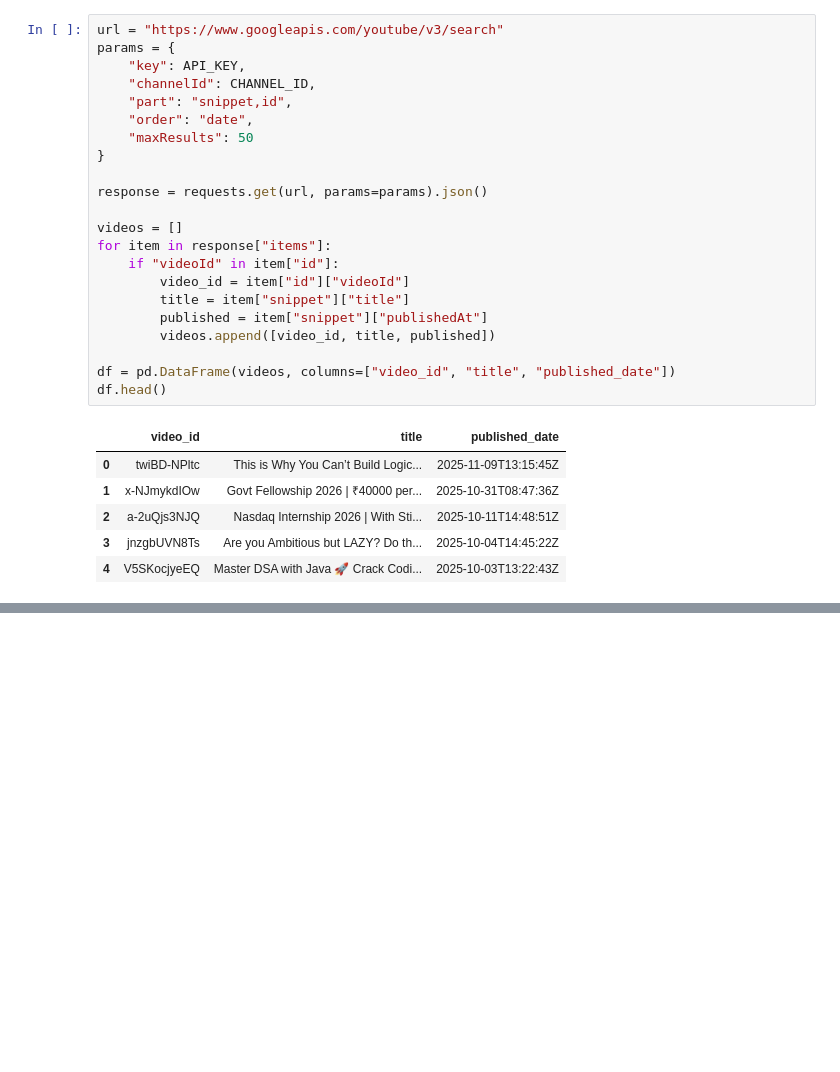
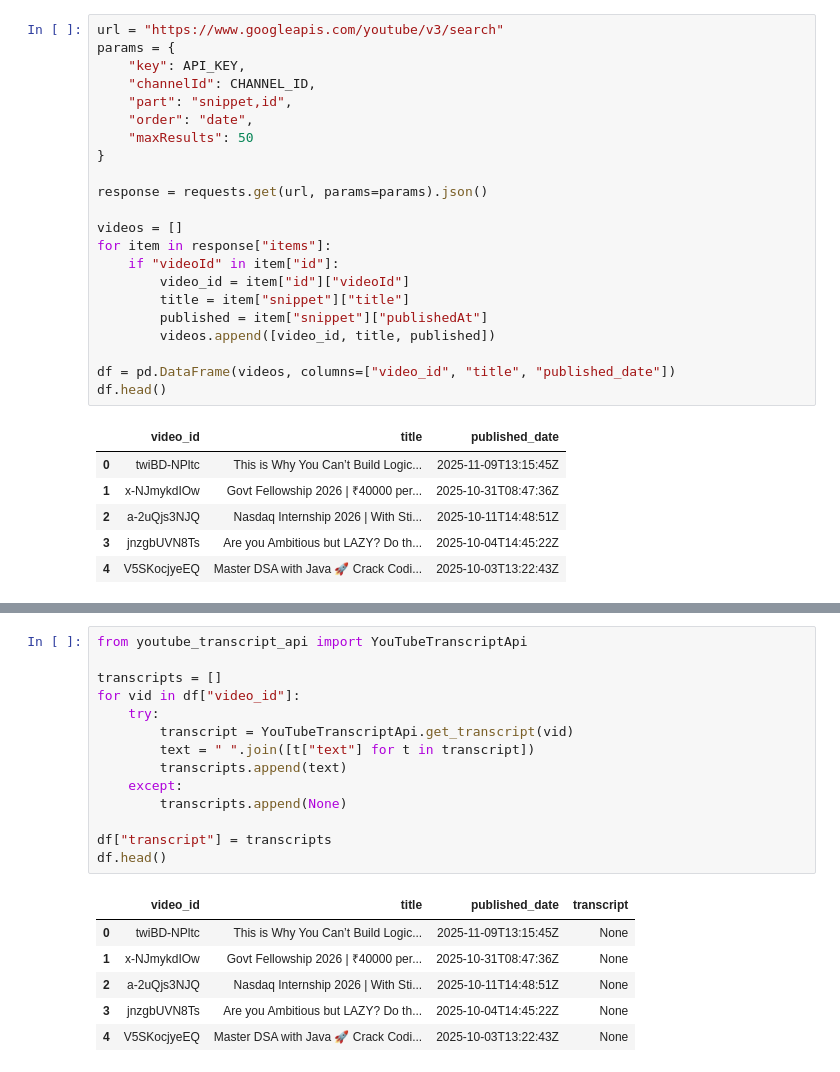
Before and after one commit to Joshika-Mentor/AI-Query-Tube, a Jupyter notebook: youtube_api.ipynb, the cells around one changed output, grey strips where cells are left out. Cells and saved outputs as stored; diff of their text form; blank space fills up the shorter version.

```diff
--- a/youtube_api.ipynb
+++ b/youtube_api.ipynb
@@ -37,0 +60,21 @@ df.head()
+# %%
+from youtube_transcript_api import YouTubeTranscriptApi
+
+transcripts = []
+for vid in df["video_id"]:
+    try:
+        transcript = YouTubeTranscriptApi.get_transcript(vid)
+        text = " ".join([t["text"] for t in transcript])
+        transcripts.append(text)
+    except:
+        transcripts.append(None)
+
+df["transcript"] = transcripts
+df.head()
+# %% [output]
+|  | video_id | title | published_date | transcript |
+| 0 | twiBD-NPltc | This is Why You Can’t Build Logic... | 2025-11-09T13:15:45Z | None |
+| 1 | x-NJmykdIOw | Govt Fellowship 2026 | ₹40000 per... | 2025-10-31T08:47:36Z | None |
+| 2 | a-2uQjs3NJQ | Nasdaq Internship 2026 | With Sti... | 2025-10-11T14:48:51Z | None |
+| 3 | jnzgbUVN8Ts | Are you Ambitious but LAZY? Do th... | 2025-10-04T14:45:22Z | None |
+| 4 | V5SKocjyeEQ | Master DSA with Java 🚀 Crack Codi... | 2025-10-03T13:22:43Z | None |
```
Also changed, not shown: parts of 11 cells of this notebook.
